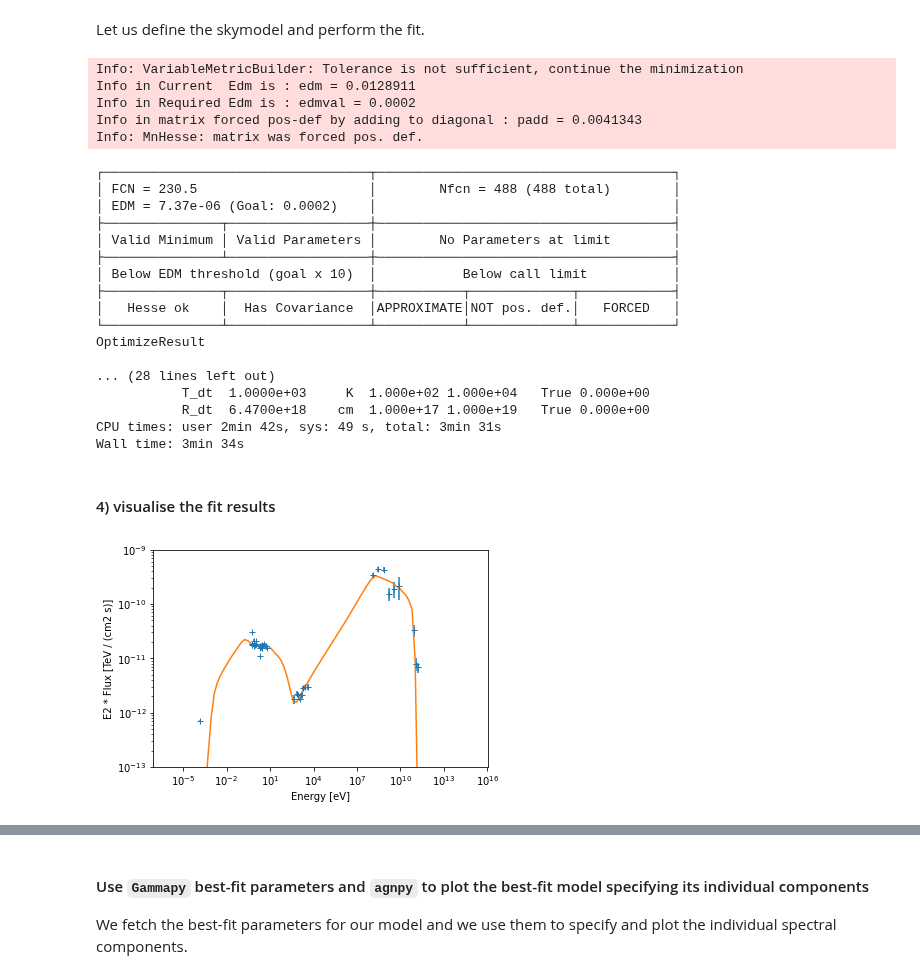
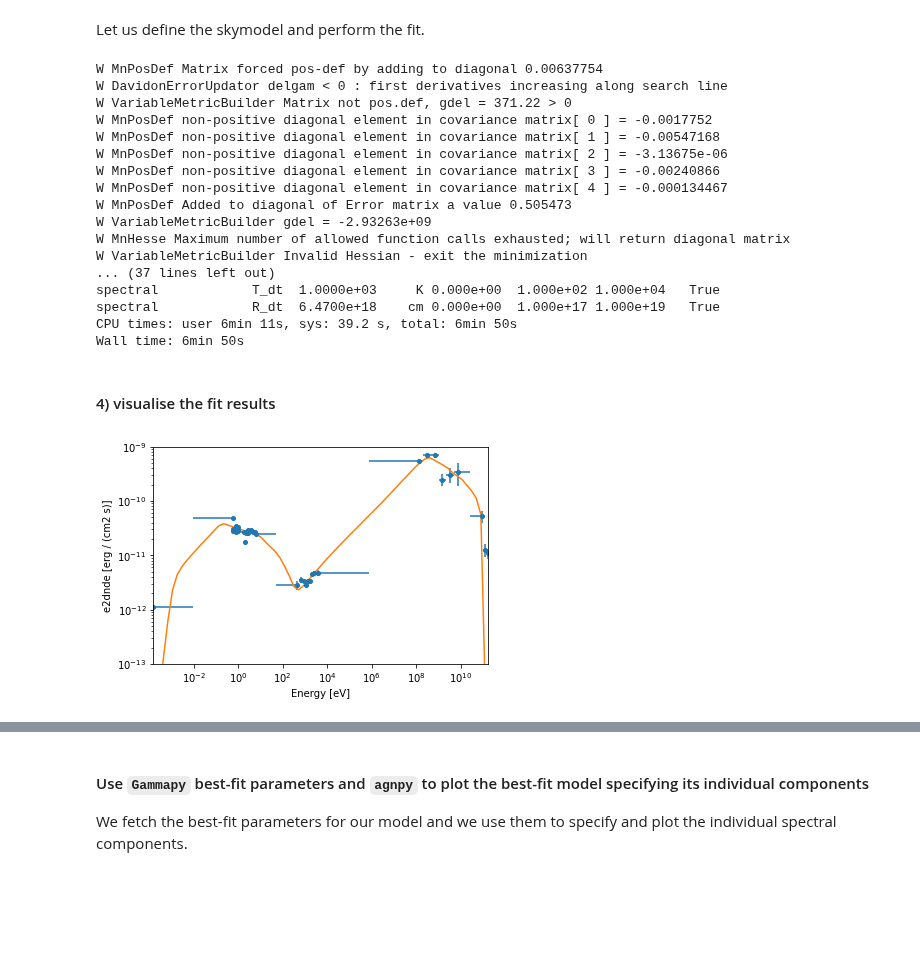
Before and after one commit to cosimoNigro/agnpy, a Jupyter notebook: docs/tutorials/ec_dt_gammapy_fit.ipynb, the cells around one changed output, grey strips where cells are left out. Drawn from its saved outputs; the diff is of its cells as text; code cells hidden in the pictures; blank space fills up the shorter version.

```diff
--- a/docs/tutorials/ec_dt_gammapy_fit.ipynb
+++ b/docs/tutorials/ec_dt_gammapy_fit.ipynb
@@ -216,9 +230,9 @@ We assume them to be independent from the statistical ones and sum them in quadr
 # - 10% on HE gamma-ray instruments
 # - 10% on X-ray instruments
 # - 5% on lower-energy instruments
-x = flux_points.table["e_ref"]
-y = flux_points.table["e2dnde"]
-y_err_stat = flux_points.table["e2dnde_errn"]
+x = flux_points.energy_ref.flatten()
+y = flux_points.e2dnde.data.flatten()
+y_err_stat = flux_points.e2dnde_errp.data.flatten()
 y_err_syst = np.zeros(len(x))
 # define energy ranges
 e_vhe = 100 * u.GeV
@@ -236,9 +250,7 @@ y_err_syst[x_ray] = 0.10
 y_err_syst[uv_to_radio] = 0.05
 y_err_syst = y * y_err_syst
 # sum in quadrature the errors
-flux_points.table["e2dnde_err"] = np.sqrt(y_err_stat ** 2 + y_err_syst ** 2)
-# convert to "dnde" SED type to fit
-flux_points = flux_points.to_sed_type("dnde")
+flux_points.e2dnde_errp.data = np.sqrt(y_err_stat ** 2 + y_err_syst ** 2)
 # %% [markdown]
 #### 3) perform the fit
 Now we create an instance of the model wrapping the non-thermal and thermal emissions.
@@ -275,7 +287,7 @@ r = 6e17 * u.cm
 # -- distances
 agnpy_ec.z.quantity = z
 agnpy_ec.z.frozen = True
-agnpy_ec.d_L.quantity = d_L.cgs.value
+agnpy_ec.d_L.quantity = d_L.cgs
 agnpy_ec.d_L.frozen = True
 # -- SS disk
 agnpy_ec.log10_L_disk.quantity = np.log10(L_disk.to_value("erg s-1"))
@@ -326,43 +338,55 @@ dataset_ec.mask_fit = dataset_ec.data.energy_ref > E_min_fit
 # %%
 %%time
 # define the fitter
-fitter = Fit([dataset_ec])
-results = fitter.run(optimize_opts={"print_level": 1})
+fitter = Fit(optimize_opts={"print_level": 1})
+results = fitter.run([dataset_ec])
 print(results)
 print(agnpy_ec.parameters.to_table())
 # %% [output]
-Info: VariableMetricBuilder: Tolerance is not sufficient, continue the minimization
-Info in Current  Edm is : edm = 0.0128911
-Info in Required Edm is : edmval = 0.0002
-Info in matrix forced pos-def by adding to diagonal : padd = 0.0041343
-Info: MnHesse: matrix was forced pos. def.
+W MnPosDef Matrix forced pos-def by adding to diagonal 0.00637754
+W DavidonErrorUpdator delgam < 0 : first derivatives increasing along search line
+W VariableMetricBuilder Matrix not pos.def, gdel = 371.22 > 0
+W MnPosDef non-positive diagonal element in covariance matrix[ 0 ] = -0.0017752
+W MnPosDef non-positive diagonal element in covariance matrix[ 1 ] = -0.00547168
+W MnPosDef non-positive diagonal element in covariance matrix[ 2 ] = -3.13675e-06
+W MnPosDef non-positive diagonal element in covariance matrix[ 3 ] = -0.00240866
+W MnPosDef non-positive diagonal element in covariance matrix[ 4 ] = -0.000134467
+W MnPosDef Added to diagonal of Error matrix a value 0.505473
+W VariableMetricBuilder gdel = -2.93263e+09
+W MnHesse Maximum number of allowed function calls exhausted; will return diagonal matrix
+W VariableMetricBuilder Invalid Hessian - exit the minimization
+... (37 lines left out)
+spectral            T_dt  1.0000e+03     K 0.000e+00  1.000e+02 1.000e+04   True
+spectral            R_dt  6.4700e+18    cm 0.000e+00  1.000e+17 1.000e+19   True
+CPU times: user 6min 11s, sys: 39.2 s, total: 6min 50s
+Wall time: 6min 50s
-┌──────────────────────────────────┬──────────────────────────────────────┐
-│ FCN = 230.5                      │        Nfcn = 488 (488 total)        │
-│ EDM = 7.37e-06 (Goal: 0.0002)    │                                      │
-├───────────────┬──────────────────┼──────────────────────────────────────┤
-│ Valid Minimum │ Valid Parameters │        No Parameters at limit        │
-├───────────────┴──────────────────┼──────────────────────────────────────┤
-│ Below EDM threshold (goal x 10)  │           Below call limit           │
-├───────────────┬──────────────────┼───────────┬─────────────┬────────────┤
-│   Hesse ok    │  Has Covariance  │APPROXIMATE│NOT pos. def.│   FORCED   │
-└───────────────┴──────────────────┴───────────┴─────────────┴────────────┘
-OptimizeResult
-
-... (28 lines left out)
-           T_dt  1.0000e+03     K  1.000e+02 1.000e+04   True 0.000e+00
-           R_dt  6.4700e+18    cm  1.000e+17 1.000e+19   True 0.000e+00
-CPU times: user 2min 42s, sys: 49 s, total: 3min 31s
-Wall time: 3min 34s
 # %% [markdown]
 #### 4) visualise the fit results
 # %%
 # plot best-fit model and covariance
-flux_points.plot(energy_unit="eV", energy_power=2)
-agnpy_ec.plot(energy_range=[1e-6, 1e15] * u.eV, energy_unit="eV", energy_power=2)
+
+fig, ax = plt.subplots()
+
+kwargs = {
+    'ax': ax,
+    'xunits': u.Unit('eV'),
+    'yunits': u.Unit('erg cm^-2 s^-1'),
+    'sed_type': 'e2dnde',
+    'energy_power': 0,
+}
+
+u.set_enabled_equivalencies(u.spectral())
+
+flux_points.plot(**kwargs)
+
+xlims = u.Quantity([1e-6, 1e15]*u.eV)
+
+agnpy_ec.plot(**kwargs, energy_bounds=xlims.to('GeV'))
+
 plt.ylim([10 ** (-13), 10 ** (-9)])
 plt.show()
 # %% [output]
-[figure, old version]
+[figure, new version]
 # %%
 # we can use Gammapy functions to plot the covariance
 agnpy_ec.covariance.plot_correlation()
```
Also changed, not shown: parts of 6 cells of this notebook.
